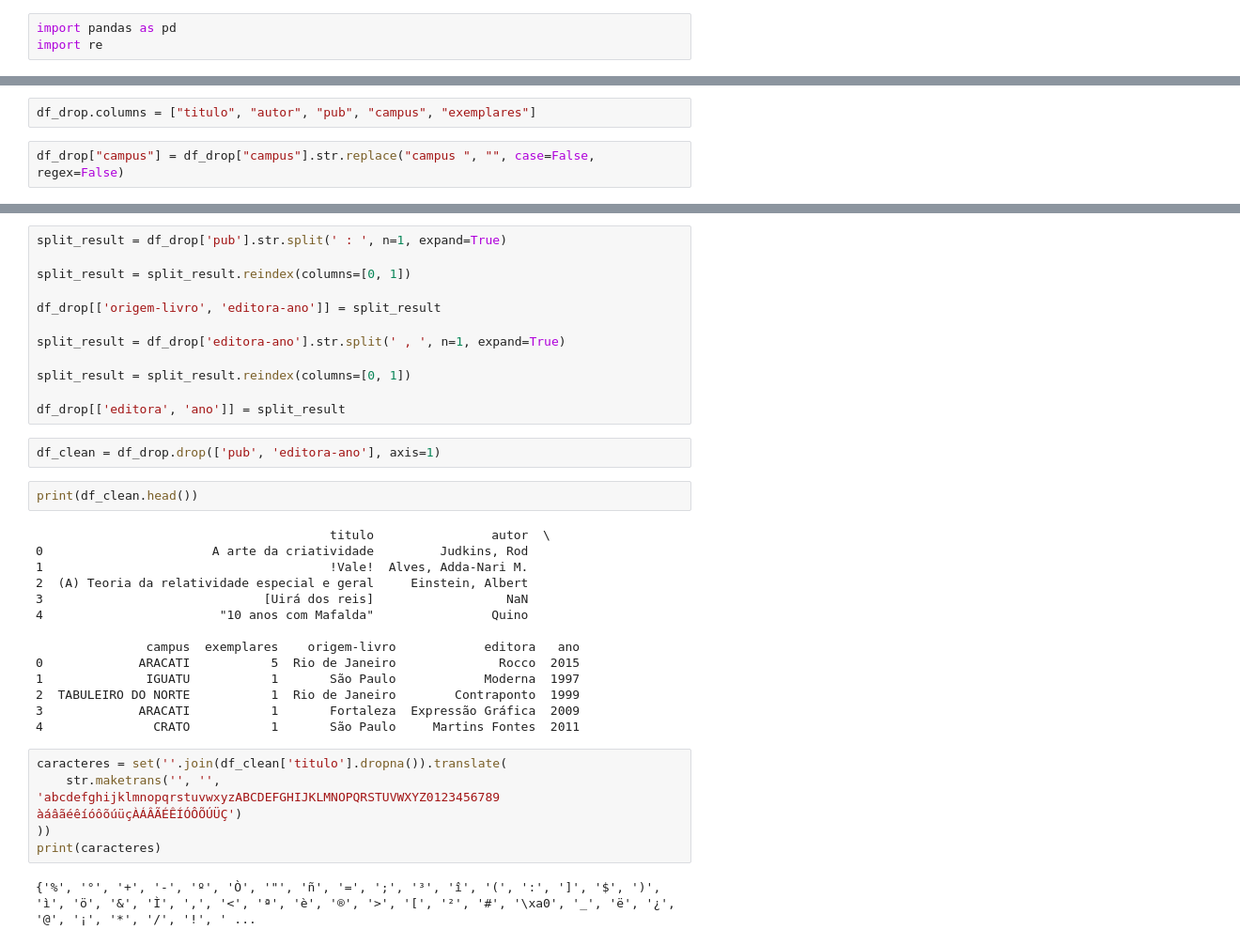
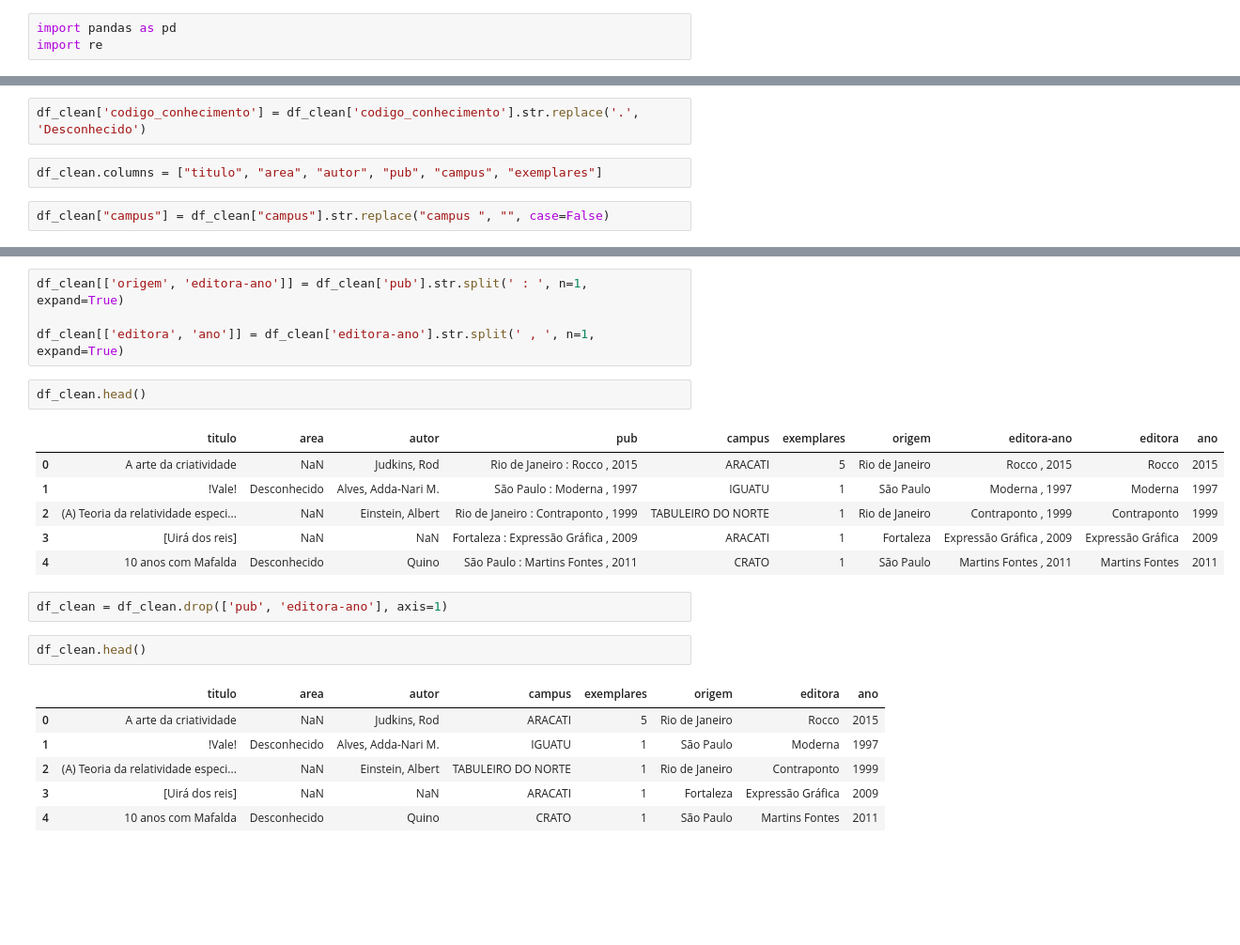
Before and after one commit to vlimax/Rede-Bibliotecas-IFCE, a Jupyter notebook: Exploração de Dados.ipynb, the cells around one changed output, grey strips where cells are left out. Shown at 94% size. Cells and saved outputs as stored; diff of their text form; blank space fills up the shorter version.

```diff
--- a/Exploração de Dados.ipynb
+++ b/Exploração de Dados.ipynb
@@ -133,5 +111,7 @@ df_drop['"quantidade_exemplares"']=df_drop['"quantidade_exemplares"'].fillna(0).
+# %%
+df_clean['codigo_conhecimento'] = df_clean['codigo_conhecimento'].str.replace('.', 'Desconhecido')
 # %%
-df_drop.columns = ["titulo", "autor", "pub", "campus", "exemplares"]
+df_clean.columns = ["titulo", "area", "autor", "pub", "campus", "exemplares"]
 # %%
-df_drop["campus"] = df_drop["campus"].str.replace("campus ", "", case=False, regex=False)
+df_clean["campus"] = df_clean["campus"].str.replace("campus ", "", case=False)
 # %%
@@ -170,40 +143,27 @@ JAGUARUANA                             317
 PECÉM                                  192
 MOMBAÇA                                 60
 Name: count, dtype: int64
-# %%
-split_result = df_drop['pub'].str.split(' : ', n=1, expand=True)
-
-split_result = split_result.reindex(columns=[0, 1])
-
-df_drop[['origem-livro', 'editora-ano']] = split_result
-
-split_result = df_drop['editora-ano'].str.split(' , ', n=1, expand=True)
-
-split_result = split_result.reindex(columns=[0, 1])
-
-df_drop[['editora', 'ano']] = split_result
+# %%
+df_clean[['origem', 'editora-ano']] = df_clean['pub'].str.split(' : ', n=1, expand=True)
+
+df_clean[['editora', 'ano']] = df_clean['editora-ano'].str.split(' , ', n=1, expand=True)
+# %%
+df_clean.head()
+# %% [output]
+|  | titulo | area | autor | pub | campus | exemplares | origem | editora-ano | editora | ano |
+| 0 | A arte da criatividade | NaN | Judkins, Rod | Rio de Janeiro : Rocco , 2015 | ARACATI | 5 | Rio de Janeiro | Rocco , 2015 | Rocco | 2015 |
+| 1 | !Vale! | Desconhecido | Alves, Adda-Nari M. | São Paulo : Moderna , 1997 | IGUATU | 1 | São Paulo | Moderna , 1997 | Moderna | 1997 |
+| 2 | (A) Teoria da relatividade especi... | NaN | Einstein, Albert | Rio de Janeiro : Contraponto , 1999 | TABULEIRO DO NORTE | 1 | Rio de Janeiro | Contraponto , 1999 | Contraponto | 1999 |
+| 3 | [Uirá dos reis] | NaN | NaN | Fortaleza : Expressão Gráfica , 2009 | ARACATI | 1 | Fortaleza | Expressão Gráfica , 2009 | Expressão Gráfica | 2009 |
+| 4 | 10 anos com Mafalda | Desconhecido | Quino | São Paulo : Martins Fontes , 2011 | CRATO | 1 | São Paulo | Martins Fontes , 2011 | Martins Fontes | 2011 |
 # %%
-df_clean = df_drop.drop(['pub', 'editora-ano'], axis=1)
+df_clean = df_clean.drop(['pub', 'editora-ano'], axis=1)
 # %%
-print(df_clean.head())
+df_clean.head()
 # %% [output]
-                                        titulo                autor  \
-0                       A arte da criatividade         Judkins, Rod
-1                                       !Vale!  Alves, Adda-Nari M.
-2  (A) Teoria da relatividade especial e geral     Einstein, Albert
-3                              [Uirá dos reis]                  NaN
-4                        "10 anos com Mafalda"                Quino
-
-               campus  exemplares    origem-livro            editora   ano
-0             ARACATI           5  Rio de Janeiro              Rocco  2015
-1              IGUATU           1       São Paulo            Moderna  1997
-2  TABULEIRO DO NORTE           1  Rio de Janeiro        Contraponto  1999
-3             ARACATI           1       Fortaleza  Expressão Gráfica  2009
-4               CRATO           1       São Paulo     Martins Fontes  2011
+|  | titulo | area | autor | campus | exemplares | origem | editora | ano |
+| 0 | A arte da criatividade | NaN | Judkins, Rod | ARACATI | 5 | Rio de Janeiro | Rocco | 2015 |
+| 1 | !Vale! | Desconhecido | Alves, Adda-Nari M. | IGUATU | 1 | São Paulo | Moderna | 1997 |
+| 2 | (A) Teoria da relatividade especi... | NaN | Einstein, Albert | TABULEIRO DO NORTE | 1 | Rio de Janeiro | Contraponto | 1999 |
+| 3 | [Uirá dos reis] | NaN | NaN | ARACATI | 1 | Fortaleza | Expressão Gráfica | 2009 |
+| 4 | 10 anos com Mafalda | Desconhecido | Quino | CRATO | 1 | São Paulo | Martins Fontes | 2011 |
-# %%
-caracteres = set(''.join(df_clean['titulo'].dropna()).translate(
-    str.maketrans('', '', 'abcdefghijklmnopqrstuvwxyzABCDEFGHIJKLMNOPQRSTUVWXYZ0123456789 àáâãéêíóôõúüçÀÁÂÃÉÊÍÓÔÕÚÜÇ')
-))
-print(caracteres)
-# %% [output]
-{'%', '°', '+', '-', 'º', 'Ò', '"', 'ñ', '=', ';', '³', 'î', '(', ':', ']', '$', ')', 'ì', 'ö', '&', 'Ì', ',', '<', 'ª', 'è', '®', '>', '[', '²', '#', '\xa0', '_', 'ë', '¿', '@', '¡', '*', '/', '!', ' ...
```
Also changed, not shown: parts of 25 cells of this notebook.
